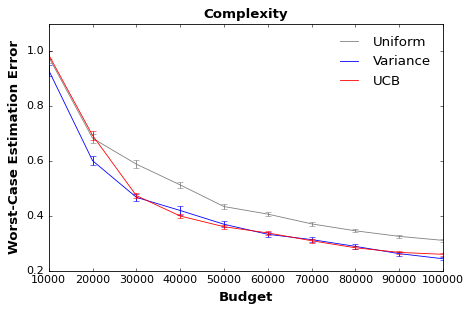
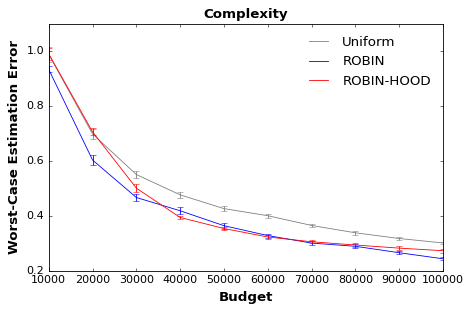
The change to this notebook cell's code, shown as a diff; its figure went from the first image to the second:
--- before
+++ after
@@ -1,2 +1,5 @@
+# files = ["helpsteer2_helpfulness_gpt-4.1-nano.jsonl"]
+
+exp_1_version = "v1.01"
 for actual_filename in files:
     filename = f"new_data/{actual_filename[:-6]}"
@@ -61,6 +64,6 @@
     algs = [
       (0, "Uniform", "gray", "Uniform"),
-      (1, "Variance", "blue", "Variance"),
-      (2, "UCB", "red", "UCB")]
+      (1, "ROBIN", "blue", "ROBIN"),
+      (2, "ROBIN-HOOD", "red", "ROBIN-HOOD")]
 
     # deltas = [0.49, 0.25, 0.125, 0.0625, 0.03125, 0.015625, 0.0078125, 0.00390625]
@@ -76,7 +79,7 @@
           if alg_name == "Uniform":
             sigma2 = np.ones(K)
-          elif alg_name == "Variance":
+          elif alg_name == "ROBIN":
             sigma2 = np.square(sigma)
-          elif alg_name == "UCB":
+          elif alg_name == "ROBIN-HOOD":
             sigma2 = - np.ones(K)
           else:
@@ -99,5 +102,5 @@
             for t in range(n):
               # pull arm
-              if (alg_name == "UCB") and (np.floor(t / K) <= 4 * np.log(1 / delta)): # Required condition for running UCB.
+              if (alg_name == "ROBIN-HOOD") and (np.floor(t / K) <= 4 * np.log(1 / delta)): # Required condition for running UCB.
                 arm = t % K
               else:
@@ -120,5 +123,5 @@
               sum_reward[arm] += r
               sum_reward2[arm] += r * r
-              if (alg_name == "UCB") and (np.floor(t / K) > 4 * np.log(1 / delta)):
+              if (alg_name == "ROBIN-HOOD") and (np.floor(t / K) > 4 * np.log(1 / delta)):
                 mu_hat = sum_reward / pulls
                 var_hat = (sum_reward2 - 2 * sum_reward * mu_hat + pulls * np.square(mu_hat)) / (pulls - 1)
@@ -153,4 +156,4 @@
 
         plt.tight_layout()
-        plt.savefig(f"./outputs/exp1/asthetics/file= {filename[9:]}, runs averaged= {num_runs}, steps= {n}, delta={delta:.3f}, burn_in_period= {math.log(1/delta)*4*K}, max-error.pdf", format="pdf", dpi=1200, bbox_inches=0)
+        plt.savefig(f"./outputs/exp1/proper_versioning/{exp_1_version},file= {filename[9:]}, runs averaged= {num_runs}, steps= {n}, delta={delta:.3f}, burn_in_period= {math.log(1/delta)*4*K}, max-error.pdf", format="pdf", dpi=1200, bbox_inches=0)
         plt.show()

Commit: Cleaning up the files.